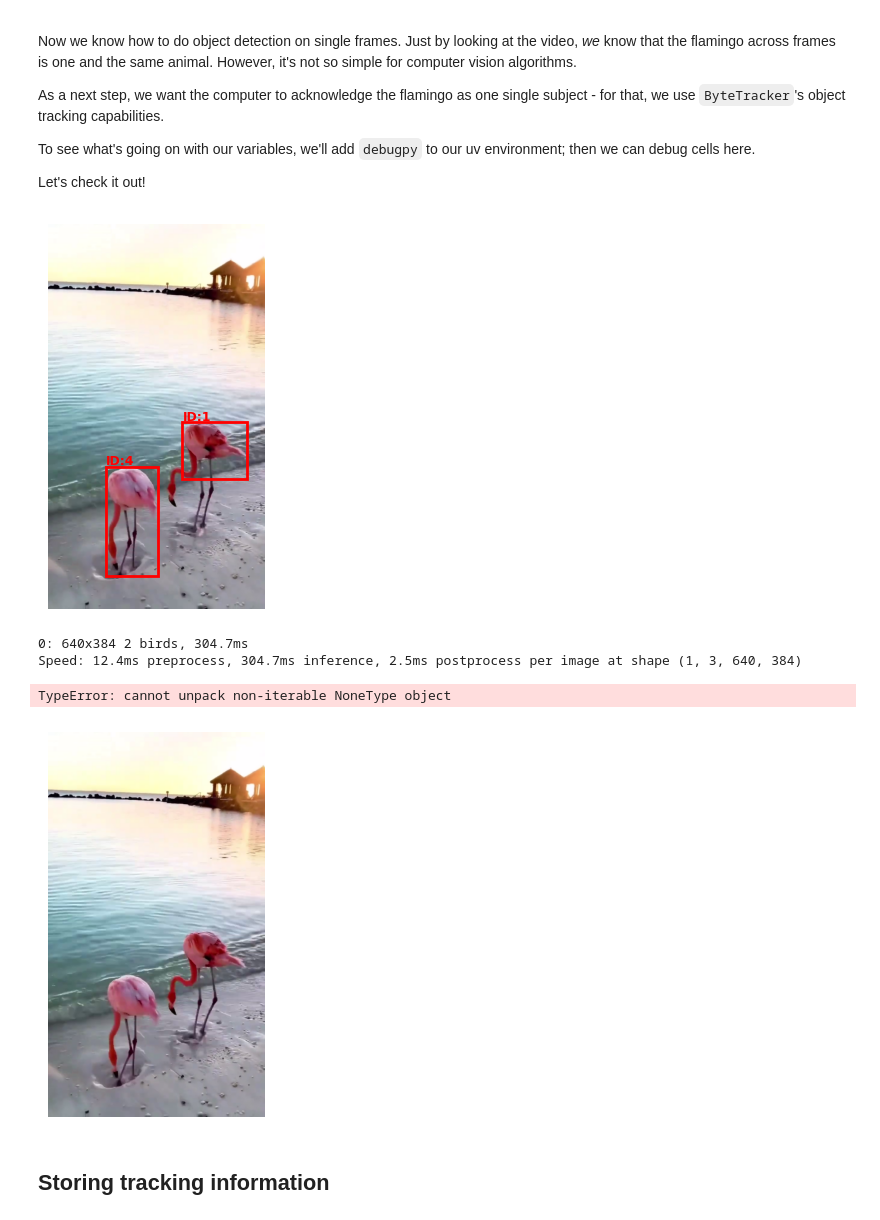
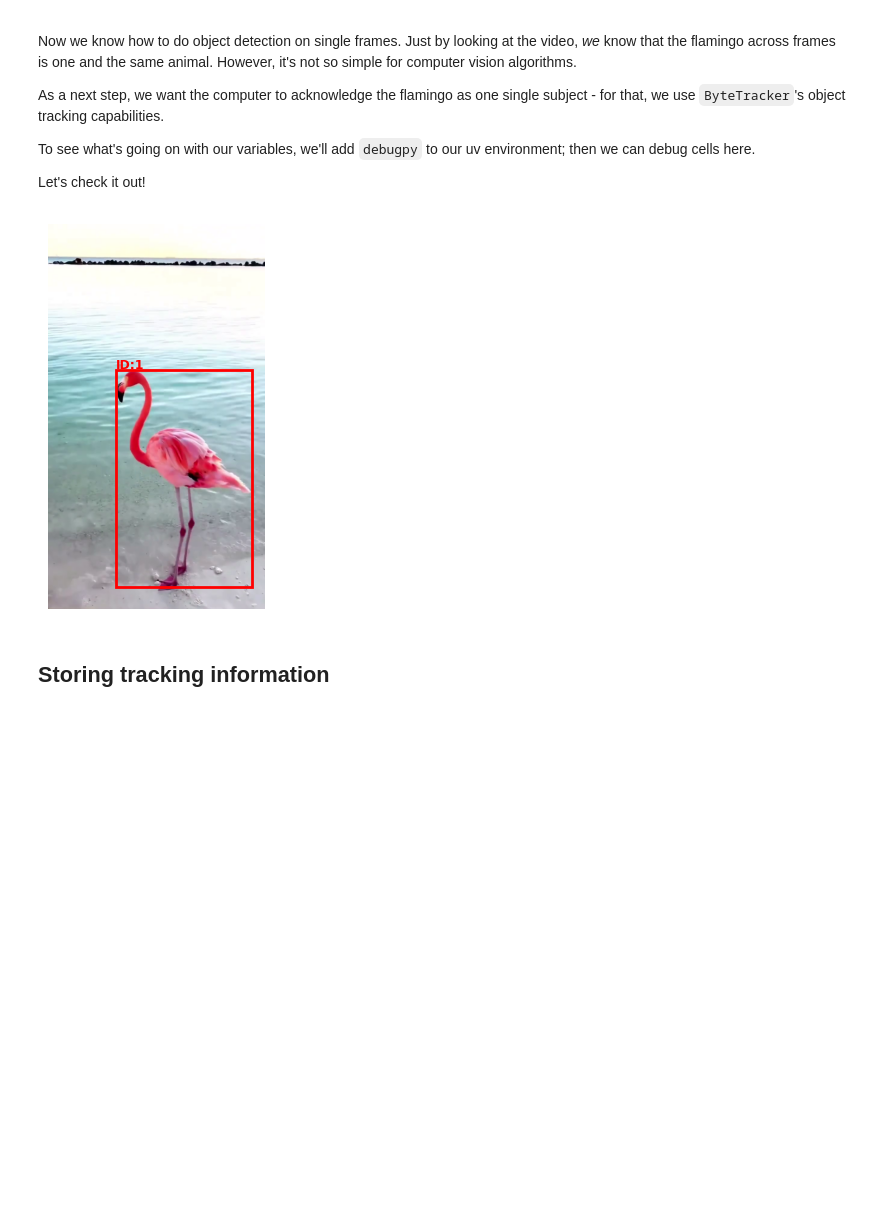
Before and after one commit to hannahwimmer/AICamp-I4, a Jupyter notebook: Example02/exercise_notebook.ipynb, the cells around one changed output. Saved outputs shown, nothing was run; the diff lists cells and outputs as text; code cells hidden in the pictures; blank space fills up the shorter version.

```diff
--- a/Example02/exercise_notebook.ipynb
+++ b/Example02/exercise_notebook.ipynb
@@ -80,12 +66,8 @@ import matplotlib.pyplot as plt
 from IPython.display import display, clear_output
 import time
 
-video_path = "data/flamingo.mp4"
+video_path = "/content/drive/MyDrive/AICamp-Share/Example02/data/flamingo.mp4"
 cap = cv2.VideoCapture(video_path)
-
-if not cap.isOpened():
-    raise ValueError(f"Cannot open video {video_path}")
-
 fig, ax = plt.subplots(figsize=(8, 5))
 
 for i in range(25):
@@ -102,7 +84,7 @@ for i in range(25):
 
     clear_output(wait=True)
     display(fig)
-    time.sleep(0.15)
+    time.sleep(0.05)
 
 cap.release()
 plt.close(fig)  # close figure at the end
@@ -118,13 +100,14 @@ For more information on the `COCO` Dataset, check out [ultralytic's documentatio
 Let's take a look!
 # %%
 # Section 2.2: Object Detection with YOLOv8
+!pip install ultralytics
 from ultralytics import YOLO
 import matplotlib.pyplot as plt
 
 # Assume 'frame_rgb' is the last frame extracted from Section 2.1
 
 # Load a pre-trained YOLOv8 model (small for demo)
-model = YOLO("yolov8n.pt")  # you can use yolov8s.pt or yolov8m.pt if you want more accuracy
+model = YOLO("yolo11n.pt")  # you can use yolov8s.pt or yolov8m.pt if you want more accuracy
 
 # Run detection on the last frame
 results = model(frame_rgb)
@@ -135,6 +118,6 @@ fig, ax = plt.subplots(figsize=(10, 6))
 annotated_frame = results[0].plot()  # returns image with boxes drawn
 ax.imshow(annotated_frame)
 ax.axis('off')
-ax.set_title("YOLOv8 Object Detection")
+ax.set_title("YOLO11 Object Detection")
 plt.show()
 # %% [output]
@@ -154,6 +152,7 @@ To see what's going on with our variables, we'll add `debugpy` to our uv environ
 
 Let's check it out!
 # %%
+!pip install deep_sort_realtime
 from deep_sort_realtime.deepsort_tracker import DeepSort
 import cv2
 import matplotlib.pyplot as plt
@@ -165,13 +164,13 @@ import time
 tracker = DeepSort(max_age=30)
 
 # open the video
-video_path = "data/flamingo.mp4"
+video_path = "/content/drive/MyDrive/AICamp-Share/Example02/data/flamingo.mp4"
 cap = cv2.VideoCapture(video_path)
 
 # set up visualization
 fig, ax = plt.subplots(figsize=(8, 5))
 
-while True:
+for i in range(25):
     ret, frame = cap.read()
     if not ret:
         break
@@ -188,38 +187,34 @@ while True:
     detections = []
     for box, score in zip(boxes, scores):
         x1, y1, x2, y2 = box
         width = x2 - x1
         height = y2 - y1
         detections.append([[x1, y1, width, height], float(score)])
 
     tracks = tracker.update_tracks(detections, frame=frame_rgb)
 
     # plot everything
     ax.clear()
     ax.imshow(frame_rgb)
     ax.axis('off')
 
     for track in tracks:
         if not track.is_confirmed():
             continue
         x1, y1, width, height = track.original_ltwh # center point x/y, width, height
         track_id = track.track_id
         ax.add_patch(plt.Rectangle((x1, y1), width, height,
                                    fill=False, edgecolor='r', linewidth=2))
         ax.text(x1, y1-5, f'ID:{track_id}', color='r', fontsize=9, weight='bold')
 
     clear_output(wait=True)
     display(fig)
     time.sleep(0.05)
 
 cap.release()
 plt.close(fig)
 # %% [output]
-[figure, old version]
+[figure, new version]
-0: 640x384 2 birds, 304.7ms
-Speed: 12.4ms preprocess, 304.7ms inference, 2.5ms postprocess per image at shape (1, 3, 640, 384)
-TypeError: cannot unpack non-iterable NoneType object
-[figure, removed]
 # %% [markdown]
 ## Storing tracking information
 # %%
```
Also changed, not shown: parts of 8 cells of this notebook, 4 other files.
